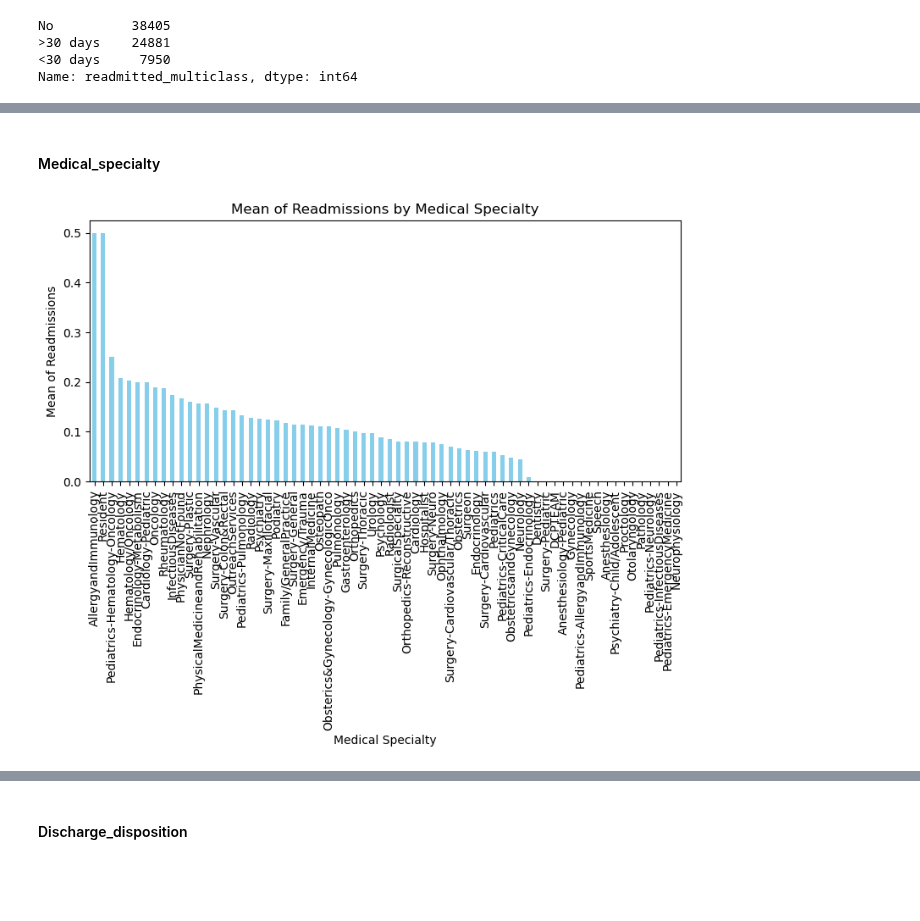
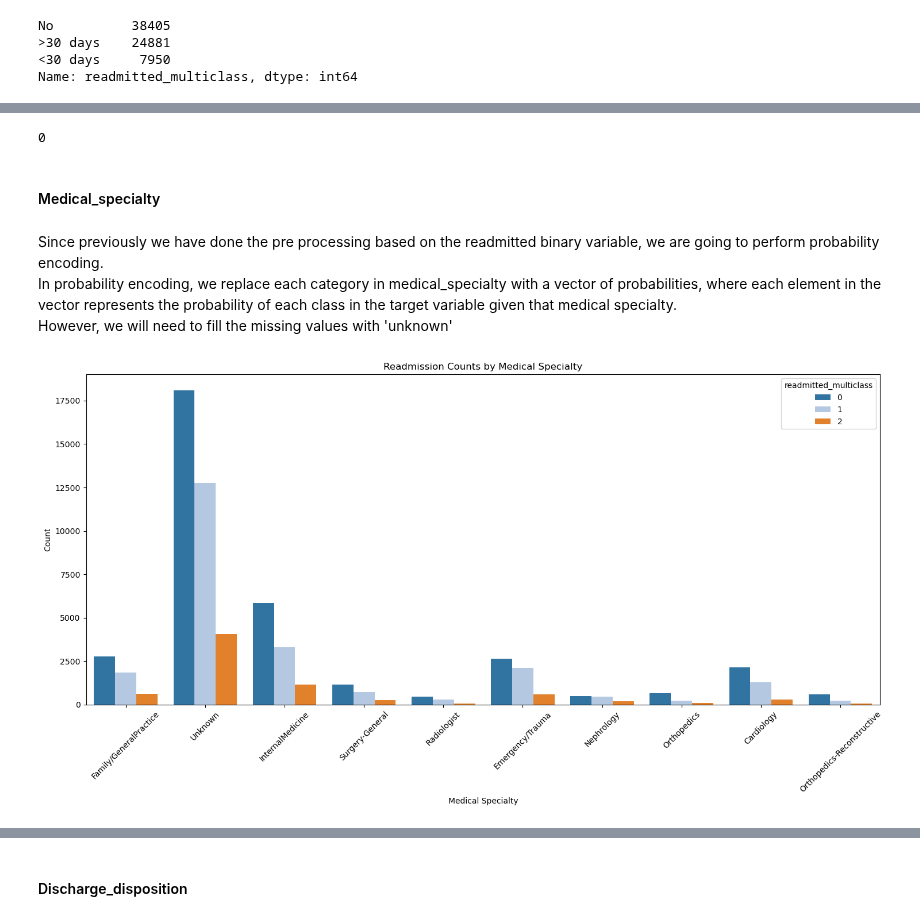
Before and after one commit to ontenkutsenko/ML_Hospital_Readmissions, a Jupyter notebook: Multiclass.ipynb, the cells around one changed output, grey strips where cells are left out. Cells and saved outputs as stored; diff of their text form; code cells hidden in the pictures; blank space fills up the shorter version.

```diff
--- a/Multiclass.ipynb
+++ b/Multiclass.ipynb
@@ -143,22 +79,39 @@ Index(['encounter_id', 'patient_id', 'race', 'gender', 'age', 'weight',
+# %%
+most_frequent_value = df_train['admission_source'].mode()[0]
+df_train['admission_source'] = df_train['admission_source'].fillna(most_frequent_value)
+
+# Check if the imputation and removal were successful
+remaining_missing_values = df_train['admission_source'].isnull().sum()
+remaining_missing_values
+# %% [output]
+0
+# %%
+# Applying Frequency Encoding to the 'admission_source' column
+df_train = frequency_encode(df_train, 'admission_source')
 # %% [markdown]
 #### Medical_specialty
-# %%
-grouped_data = df_train.groupby('medical_specialty')['readmitted_binary'].mean()
-
-import matplotlib.pyplot as plt
-
-# Sort specialties based on mean values
-sorted_data = grouped_data.sort_values(ascending=False)
-
-# Plot the results
-plt.figure(figsize=(9, 4))
-sorted_data.plot(kind='bar', color='skyblue')
-plt.title('Mean of Readmissions by Medical Specialty')
-plt.ylabel('Mean of Readmissions')
-plt.xlabel('Medical Specialty')
-plt.show()
-# %% [output]
-[figure, removed]
-# %%
-#we will create  new variable reflecting this
-df_train['no_medical_specialty'] = df_train['medical_specialty'].apply(lambda x: 1 if pd.isna(x) else 0)
+# %% [markdown]
+Since previously we have done the pre processing based on the readmitted binary variable, we are going to perform probability encoding.
+<br> In probability encoding, we replace each category in medical_specialty with a vector of probabilities, where each element in the vector represents the probability of each class in the target variable given that medical specialty.
+<br> However, we will need to fill the missing values with 'unknown'
+# %%
+# Replacing missing values in 'medical_specialty' with a placeholder 'Unknown'
+df_train['medical_specialty'].fillna('Unknown', inplace=True)
+# %%
+# Selecting the top 10 medical specialties based on frequency
+top_medical_specialties_original = df_train['medical_specialty'].value_counts().head(10).index
+
+# Filtering the DataFrame for these top medical specialties
+top_specialties_data_original = df_train[df_train['medical_specialty'].isin(top_medical_specialties_original)]
+
+# Creating count plot
+plt.figure(figsize=(15, 8))
+sns.countplot(data=top_specialties_data_original, x='medical_specialty', hue='readmitted_multiclass')
+plt.xticks(rotation=45)
+plt.title('Readmission Counts by Medical Specialty')
+plt.ylabel('Count')
+plt.xlabel('Medical Specialty')
+plt.tight_layout()
+plt.show()
+# %% [output]
+[figure, added]
```
Also changed, not shown: parts of 63 cells of this notebook, 1 other file.
